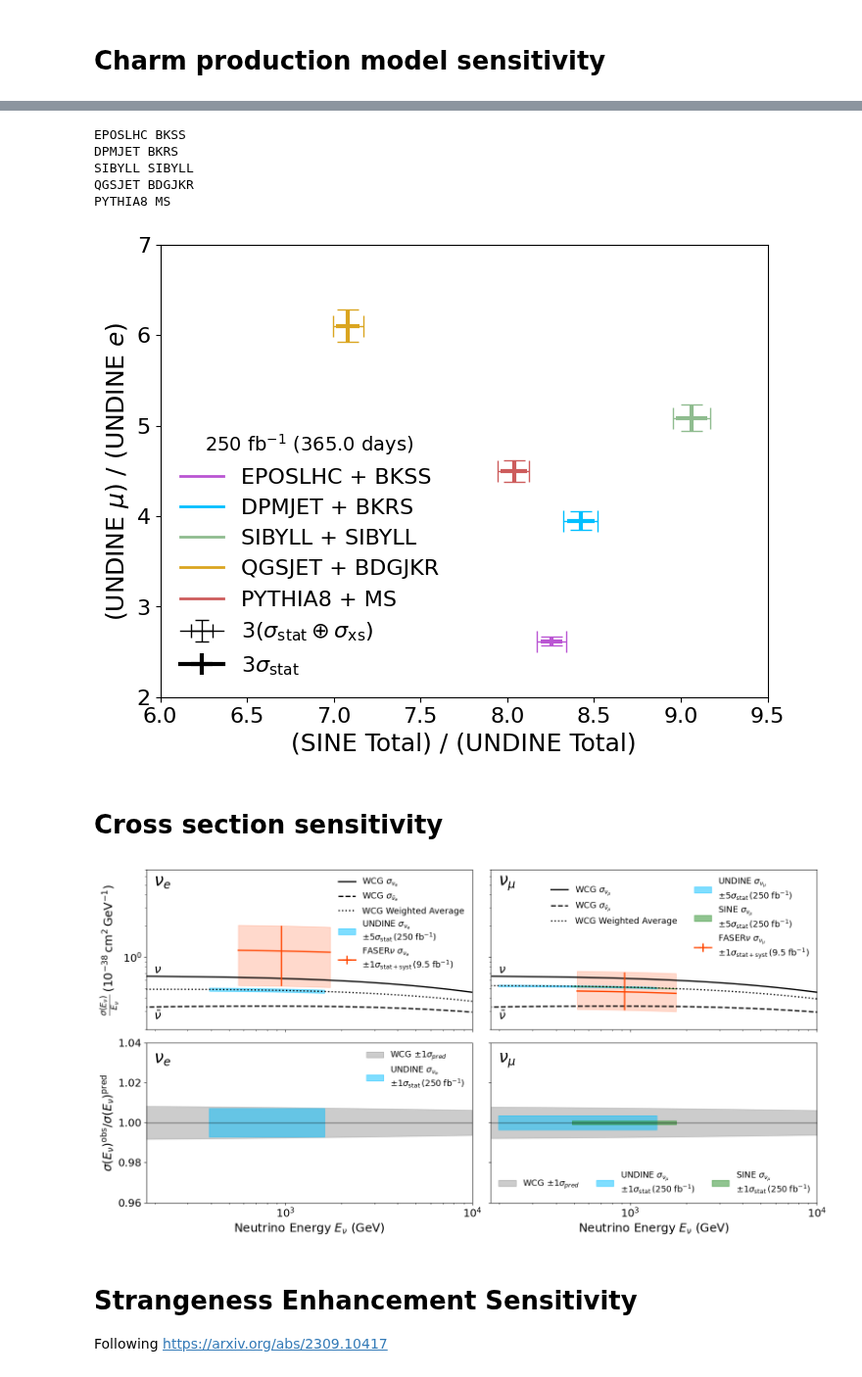
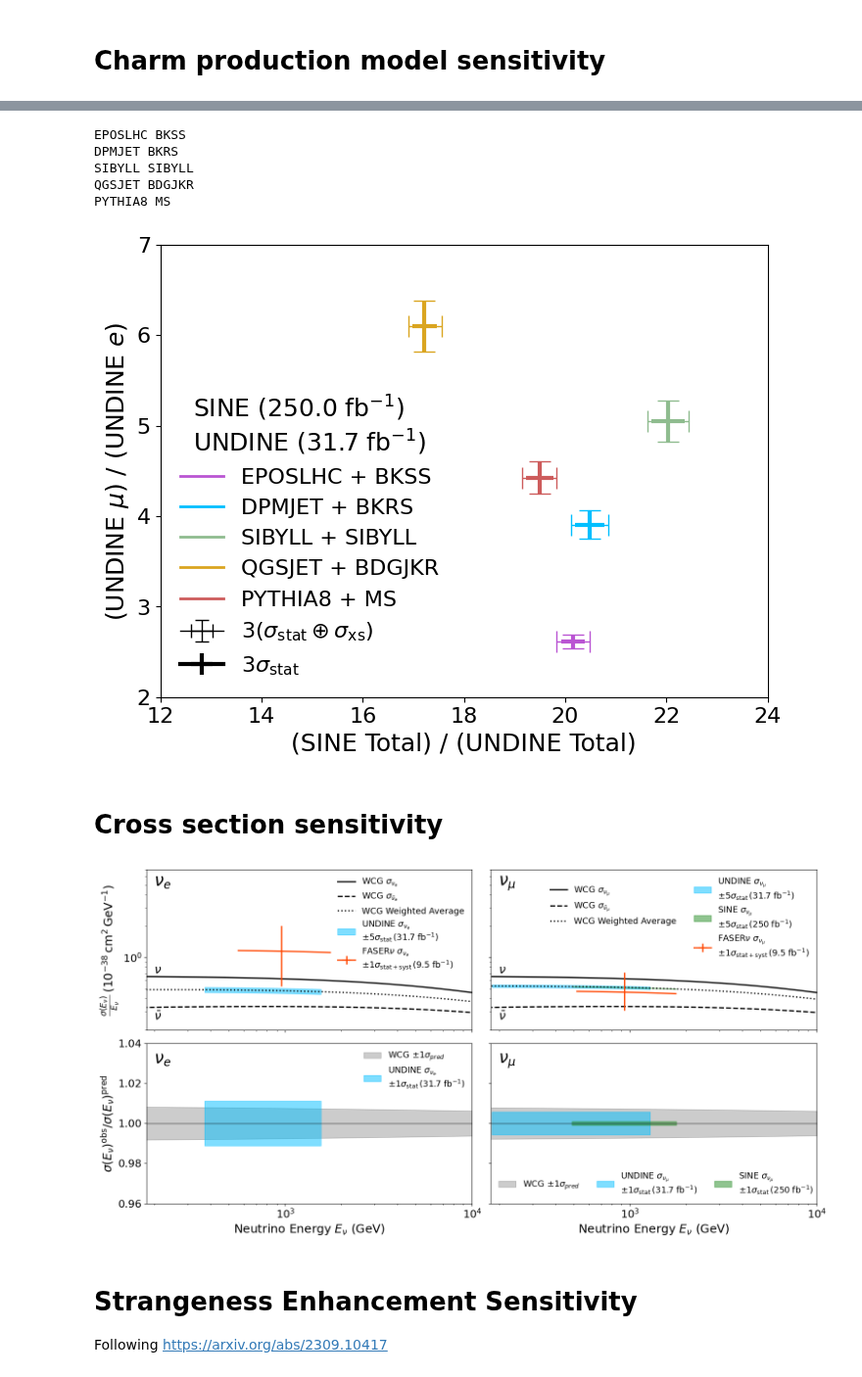
Before and after one commit to nickkamp1/Lake_Geneva_Neutrinos, a Jupyter notebook: SIREN_Analysis.ipynb, the cells around one changed output, grey strips where cells are left out. Shown at 98% size. Saved outputs shown, nothing was run; the diff lists cells and outputs as text; code cells hidden in the pictures.

```diff
--- a/SIREN_Analysis.ipynb
+++ b/SIREN_Analysis.ipynb
@@ -47,11 +47,13 @@ primaries = [12,-12,
              16,-16
             ]
 datasets={"SINE_CMS_West":["CC"],
-           "UNDINE_LHCb_North":["CC","NC"]}
+          "UNDINE_LHCb_North":["CC","NC"],
+           }
 
-num_UNDINE = 5
+num_UNDINE = 10
 
 yearly_factor = 250./3000. # 250 fb^-1 per year / 3 ab^-1 total
+UNDINE_luminosity_factor = 380./3000. # LHCb luminosity v.s. CMS/ATLAS: https://arxiv.org/abs/1706.05990
 
 UNDINE_electron_ebins = np.logspace(1.1,4.1,15)
 UNDINE_muon_ebins = np.logspace(1.1,4.1,9)
@@ -431,9 +433,9 @@ pseudoexp_dir = "/n/holylfs05/LABS/arguelles_delgado_lab/Everyone/nkamp/Geneva/L
 for lg,cg in zip(light_generators,charm_generators):
     c = colors[(lg,cg)]
     SINE_Total = np.load("%s/SINE_Total_All_%s_%s.npy"%(pseudoexp_dir,lg,cg))
-    UNDINE_Total = num_UNDINE*np.load("%s/UNDINE_Total_All_%s_%s.npy"%(pseudoexp_dir,lg,cg))
-    UNDINE_muons = num_UNDINE*np.load("%s/UNDINE_muons_All_%s_%s.npy"%(pseudoexp_dir,lg,cg))
-    UNDINE_electrons = num_UNDINE*np.load("%s/UNDINE_electrons_All_%s_%s.npy"%(pseudoexp_dir,lg,cg))
+    UNDINE_Total = UNDINE_luminosity_factor*num_UNDINE*np.load("%s/UNDINE_Total_All_%s_%s.npy"%(pseudoexp_dir,lg,cg))
+    UNDINE_muons = UNDINE_luminosity_factor*num_UNDINE*np.load("%s/UNDINE_muons_All_%s_%s.npy"%(pseudoexp_dir,lg,cg))
+    UNDINE_electrons = UNDINE_luminosity_factor*num_UNDINE*np.load("%s/UNDINE_electrons_All_%s_%s.npy"%(pseudoexp_dir,lg,cg))
     SINE_Total_realizations = np.random.poisson(lam=exposure_factor*SINE_Total)
     UNDINE_Total_realizations = np.random.poisson(lam=exposure_factor*UNDINE_Total)
     UNDINE_muons_realizations = np.random.poisson(lam=exposure_factor*UNDINE_muons)
@@ -644,8 +646,9 @@ for lg,cg in zip(light_generators,charm_generators):
 
 plt.errorbar([-1],[-1],xerr=[2],yerr=[2],color="black",lw=1,capsize=5,label=r"$%d (\sigma_{\rm stat} \oplus \sigma_{\rm xs})$"%nsigma)
 plt.errorbar([],[],xerr=[],yerr=[],color="black",lw=3,label=r"$%d \sigma_{\rm stat}$"%nsigma)
-plt.legend(title=r"%d ${\rm fb}^{-1}$ (%2.1f days)"%(3000*exposure_factor,exposure_factor/yearly_factor*365),loc="lower left")
-plt.xlim(6.0,9.5)
+plt.legend(title=r"SINE (%1.1f ${\rm fb}^{-1}$)"%(3000*exposure_factor)+"\n"+r"UNDINE (%1.1f ${\rm fb}^{-1}$)"%(3000*UNDINE_luminosity_factor*exposure_factor),loc="lower left",title_fontsize=18)
+# plt.legend(title=r"%d ${\rm fb}^{-1}$ (%2.1f days)"%(3000*exposure_factor,exposure_factor/yearly_factor*365),loc="lower left")
+plt.xlim(12,24)
 plt.ylim(2,7)
 plt.xlabel("(SINE Total) / (UNDINE Total)")
 plt.ylabel(r"(UNDINE $\mu$) / (UNDINE $e$)")
@@ -659,7 +662,7 @@ DPMJET BKRS
 SIBYLL SIBYLL
 QGSJET BDGJKR
 PYTHIA8 MS
-[figure, old version]
+[figure, new version]
 # %% [markdown]
 # Cross section sensitivity
 # %%
@@ -767,12 +770,12 @@ ax[0,0].errorbar(faser_nue_erange[FASER_midpoint],faser_nue_alpha[0]*faser_nue_a
                  xerr=0,yerr=[[(faser_nue_alpha[1])*faser_nue_avg_xsec[FASER_midpoint]/faser_nue_erange[FASER_midpoint]/1e-38],
                               [(faser_nue_alpha[2])*faser_nue_avg_xsec[FASER_midpoint]/faser_nue_erange[FASER_midpoint]/1e-38]],
                  color=FASER_color,capsize=0,label=r"FASER$\nu$ $\sigma_{\nu_e}$"+"\n"+r"$\pm 1 \sigma_{\rm stat+syst}\,(9.5\;{\rm fb}^{-1})$")
-ax[0,0].fill_between(faser_nue_erange,
-                     #(faser_nue_xs[0]-faser_nue_xs[1])*np.ones_like(faser_nue_erange),
-                     (faser_nue_alpha[0]-faser_nue_alpha[1])*np.array(faser_nue_avg_xsec)/faser_nue_erange/1e-38,
-                     #(faser_nue_xs[2]+faser_nue_xs[0])*np.ones_like(faser_nue_erange),
-                     (faser_nue_alpha[0]+faser_nue_alpha[2])*np.array(faser_nue_avg_xsec)/faser_nue_erange/1e-38,
-                     color=FASER_color,alpha=0.2)
+# ax[0,0].fill_between(faser_nue_erange,
+#                      #(faser_nue_xs[0]-faser_nue_xs[1])*np.ones_like(faser_nue_erange),
+#                      (faser_nue_alpha[0]-faser_nue_alpha[1])*np.array(faser_nue_avg_xsec)/faser_nue_erange/1e-38,
+#                      #(faser_nue_xs[2]+faser_nue_xs[0])*np.ones_like(faser_nue_erange),
+#                      (faser_nue_alpha[0]+faser_nue_alpha[2])*np.array(faser_nue_avg_xsec)/faser_nue_erange/1e-38,
+#                      color=FASER_color,alpha=0.2)
 ax[0,1].plot(faser_numu_erange,
              #faser_numu_xs[0]*np.ones_like(faser_numu_erange),
              faser_numu_alpha[0]*np.array(faser_numu_avg_xsec)/faser_numu_erange/1e-38,
@@ -781,12 +784,12 @@ ax[0,1].errorbar(faser_numu_erange[FASER_midpoint],faser_numu_alpha[0]*faser_num
                  xerr=0,yerr=[[(faser_numu_alpha[1])*faser_numu_avg_xsec[FASER_midpoint]/faser_numu_erange[FASER_midpoint]/1e-38],
                               [(faser_numu_alpha[2])*faser_numu_avg_xsec[FASER_midpoint]/faser_numu_erange[FASER_midpoint]/1e-38]],
                  color=FASER_color,capsize=0,label=r"FASER$\nu$ $\sigma_{\nu_\mu}$"+"\n"+r"$\pm 1 \sigma_{\rm stat+syst}\,(9.5\;{\rm fb}^{-1})$")
-ax[0,1].fill_between(faser_numu_erange,
-                     #(faser_numu_xs[0]-faser_nue_xs[1])*np.ones_like(faser_numu_erange),
-                     (faser_numu_alpha[0]-faser_numu_alpha[1])*np.array(faser_numu_avg_xsec)/faser_numu_erange/1e-38,
-                     #(faser_nue_xs[2]+faser_nue_xs[0])*np.ones_like(faser_nue_erange),
-                     (faser_numu_alpha[0]+faser_numu_alpha[2])*np.array(faser_numu_avg_xsec)/faser_numu_erange/1e-38,
-                     color=FASER_color,alpha=0.2)
+# ax[0,1].fill_between(faser_numu_erange,
+#                      #(faser_numu_xs[0]-faser_nue_xs[1])*np.ones_like(faser_numu_erange),
+#                      (faser_numu_alpha[0]-faser_numu_alpha[1])*np.array(faser_numu_avg_xsec)/faser_numu_erange/1e-38,
+#                      #(faser_nue_xs[2]+faser_nue_xs[0])*np.ones_like(faser_nue_erange),
+#                      (faser_numu_alpha[0]+faser_numu_alpha[2])*np.array(faser_numu_avg_xsec)/faser_numu_erange/1e-38,
+#                      color=FASER_color,alpha=0.2)
 
 
 UNDINE_numu_Erange_arr = np.linspace(*UNDINE_numu_Erange,100)
@@ -796,7 +799,7 @@ ax[0,1].fill_between(UNDINE_numu_Erange_arr,
                    (1-n_sigma_top*UNDINE_numu_stat_err)*(UNDINE_numu_avg_xsec/UNDINE_numu_Erange_arr/1e-38),
                    (1+n_sigma_top*UNDINE_numu_stat_err)*(UNDINE_numu_avg_xsec/UNDINE_numu_Erange_arr/1e-38),
                    color=UNDINE_color,alpha=0.5,
-                     label=r"UNDINE $\sigma_{\nu_\mu}$"+"\n"+r"$\pm %d\sigma_{\rm stat}\,(%d\;{\rm fb}^{-1})$"%(n_sigma_top,3000*exposure_factor))
+                     label=r"UNDINE $\sigma_{\nu_\mu}$"+"\n"+r"$\pm %d\sigma_{\rm stat}\,(%1.1f\;{\rm fb}^{-1})$"%(n_sigma_top,UNDINE_luminosity_factor*3000*exposure_factor))
 
 UNDINE_nue_Erange_arr = np.linspace(*UNDINE_nue_Erange,100)
 UNDINE_nue_avg_xsec = [1./(1+nu_nubar_nue)*(DIS_xs[(12,"CC")].TotalCrossSection(nue,e) + nu_nubar_nue*DIS_xs[(-12,"CC")].TotalCrossSection(nuebar,e)) for e in UNDINE_nue_Erange_arr]
@@ -805,7 +808,7 @@ ax[0,0].fill_between(UNDINE_nue_Erange_arr,
                    (1-n_sigma_top*UNDINE_nue_stat_err)*(UNDINE_nue_avg_xsec/UNDINE_nue_Erange_arr/1e-38),
                    (1+n_sigma_top*UNDINE_nue_stat_err)*(UNDINE_nue_avg_xsec/UNDINE_nue_Erange_arr/1e-38),
                    color=UNDINE_color,alpha=0.5,
-                     label=r"UNDINE $\sigma_{\nu_e}$"+"\n"+r"$\pm %d\sigma_{\rm stat}\,(%d\;{\rm fb}^{-1})$"%(n_sigma_top,3000*exposure_factor))
+                     label=r"UNDINE $\sigma_{\nu_e}$"+"\n"+r"$\pm %d\sigma_{\rm stat}\,(%1.1f\;{\rm fb}^{-1})$"%(n_sigma_top,UNDINE_luminosity_factor*3000*exposure_factor))
 
 SINE_numu_Erange_arr = np.linspace(*SINE_numu_Erange,100)
 SINE_numu_avg_xsec = [1./(1+nu_nubar_numu)*(DIS_xs[(14,"CC")].TotalCrossSection(numu,e) + nu_nubar_numu*DIS_xs[(-14,"CC")].TotalCrossSection(numubar,e)) for e in SINE_numu_Erange_arr]
@@ -814,7 +817,7 @@ ax[0,1].fill_between(SINE_numu_Erange_arr,
                    (1-n_sigma_top*SINE_numu_stat_err)*(SINE_numu_avg_xsec/SINE_numu_Erange_arr/1e-38),
                    (1+n_sigma_top*SINE_numu_stat_err)*(SINE_numu_avg_xsec/SINE_numu_Erange_arr/1e-38),
                    color=SINE_color,alpha=0.5,
-                     label=r"SINE $\sigma_{\nu_\mu}$"+"\n"+r"$\pm %d\sigma_{\rm stat}\,(%d\;{\rm fb}^{-1})$"%(n_sigma_top,3000*exposure_factor))
+                     label=r"SINE $\sigma_{\nu_\mu}$"+"\n"+r"$\pm %d\sigma_{\rm stat}\,(%1.0f\;{\rm fb}^{-1})$"%(n_sigma_top,3000*exposure_factor))
 
 
 # ratio plot
@@ -851,17 +854,17 @@ ax[1,1].fill_between(UNDINE_numu_Erange_arr,
                    (1-n_sigma_bottom*UNDINE_numu_stat_err),
                    (1+n_sigma_bottom*UNDINE_numu_stat_err),
                    color=UNDINE_color,alpha=0.5,
-                    label=r"UNDINE $\sigma_{\nu_\mu}$"+"\n"+r"$\pm %d\sigma_{\rm stat}\,(%d\;{\rm fb}^{-1})$"%(n_sigma_bottom,3000*exposure_factor))
+                    label=r"UNDINE $\sigma_{\nu_\mu}$"+"\n"+r"$\pm %d\sigma_{\rm stat}\,(%1.1f\;{\rm fb}^{-1})$"%(n_sigma_bottom,UNDINE_luminosity_factor*3000*exposure_factor))
 ax[1,0].fill_between(UNDINE_nue_Erange_arr,
                    (1-n_sigma_bottom*UNDINE_nue_stat_err),
                    (1+n_sigma_bottom*UNDINE_nue_stat_err),
                    color=UNDINE_color,alpha=0.5,
-                     label=r"UNDINE $\sigma_{\nu_e}$"+"\n"+r"$\pm %d\sigma_{\rm stat}\,(%d\;{\rm fb}^{-1})$"%(n_sigma_bottom,3000*exposure_factor))
+                     label=r"UNDINE $\sigma_{\nu_e}$"+"\n"+r"$\pm %d\sigma_{\rm stat}\,(%1.1f\;{\rm fb}^{-1})$"%(n_sigma_bottom,UNDINE_luminosity_factor*3000*exposure_factor))
 ax[1,1].fill_between(SINE_numu_Erange_arr,
                    (1-n_sigma_bottom*SINE_numu_stat_err),
                    (1+n_sigma_bottom*SINE_numu_stat_err),
                    color=SINE_color,alpha=0.5,
-                     label=r"SINE $\sigma_{\nu_\mu}$"+"\n"+r"$\pm %d\sigma_{\rm stat}\,(%d\;{\rm fb}^{-1})$"%(n_sigma_bottom,3000*exposure_factor))
+                     label=r"SINE $\sigma_{\nu_\mu}$"+"\n"+r"$\pm %d\sigma_{\rm stat}\,(%1.0f\;{\rm fb}^{-1})$"%(n_sigma_bottom,3000*exposure_factor))
 
 emin=1.8e2
 sigmax=7
@@ -873,34 +876,34 @@ ax[0,1].text(1.1*emin,0.7*sigmax,r"$\nu_\mu$",fontsize=25)
 ax[1,1].text(1.1*emin,1.03,r"$\nu_\mu$",fontsize=25)
 ax[0,1].text(1.1*emin,0.7,r"$\nu$",fontsize=18)
 ax[0,1].text(1.1*emin,0.25,r"$\bar{\nu}$",fontsize=18)
 
 ax[0,0].legend(fontsize=13)
 ax[0,1].legend(fontsize=13,ncol=2)
 ax[1,0].legend(fontsize=13)
 ax[1,1].legend(fontsize=13,ncol=3,loc="lower left")
 
 
 
 ax[0,0].loglog()
 ax[0,1].loglog()
 ax[0,0].set_ylim(2e-1,sigmax)
 ax[0,0].set_ylabel(r"$\frac{\sigma(E_\nu)}{E_\nu}\,(10^{-38}\,{\rm cm}^2\,{\rm GeV}^{-1})$ ")
 ax[1,0].semilogx()
 ax[1,1].semilogx()
 ax[1,0].set_ylim(0.96,1.04)
 ax[1,0].set_xlim(emin,erange[-1])
 ax[1,1].set_xlim(emin,erange[-1])
 ax[1,0].set_ylabel(r"$\sigma(E_\nu)^{\rm obs}/\sigma(E_\nu)^{\rm pred}$ ")
 ax[1,0].set_xlabel(r"Neutrino Energy $E_\nu$ (GeV)")
 ax[1,1].set_xlabel(r"Neutrino Energy $E_\nu$ (GeV)")
 # ax[1,0].set_xticklabels(ax[1,0].get_xticklabels()[:-2])
 # ax[1,0].set_yticks(ax[1,0].get_yticks()[:-1])
 
 plt.tight_layout()
 plt.savefig("Figures/SIREN/CrossSection.pdf",dpi=100)
 plt.show()
 # %% [output]
-[figure, old version]
+[figure, new version]
 # %% [markdown]
 # Strangeness Enhancement Sensitivity
 Following https://arxiv.org/abs/2309.10417
```
Also changed, not shown: parts of 9 cells of this notebook, 10 other files.
